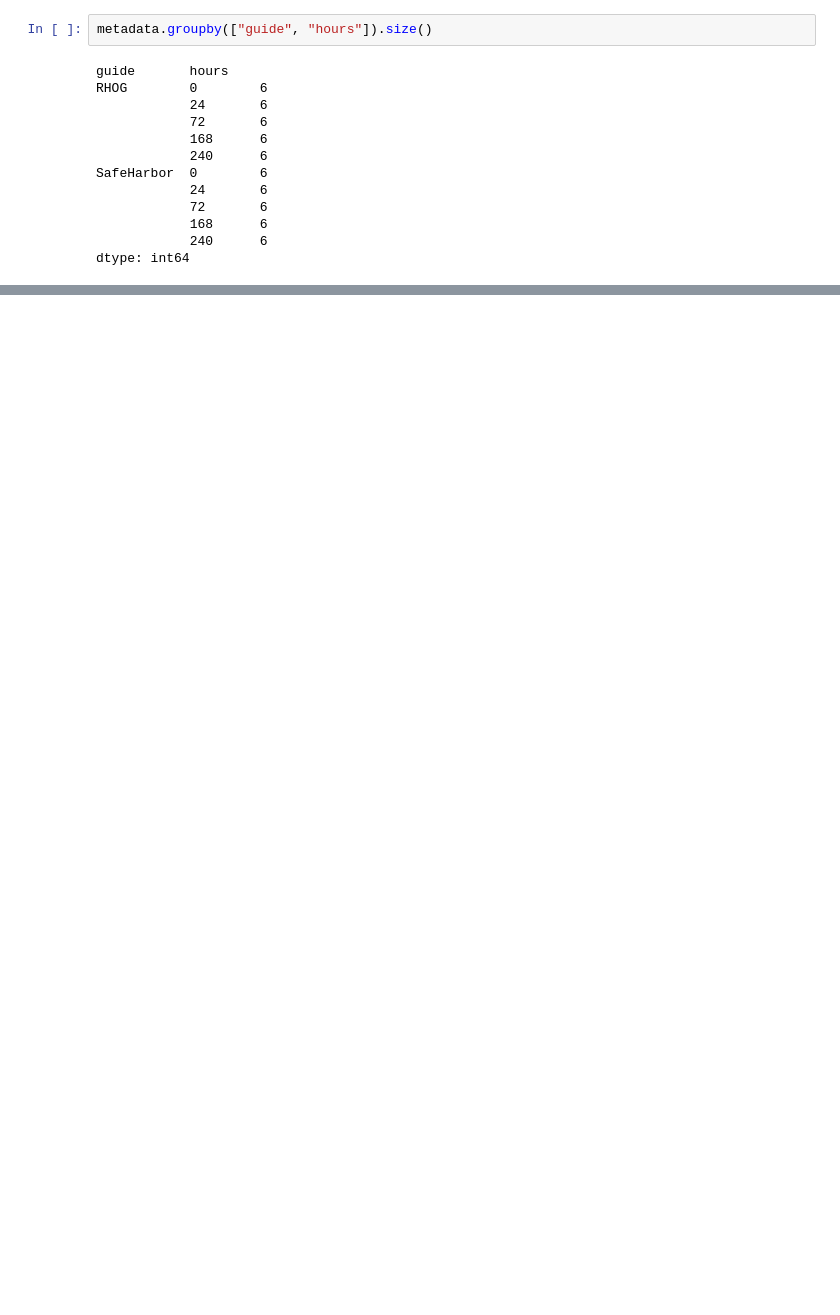
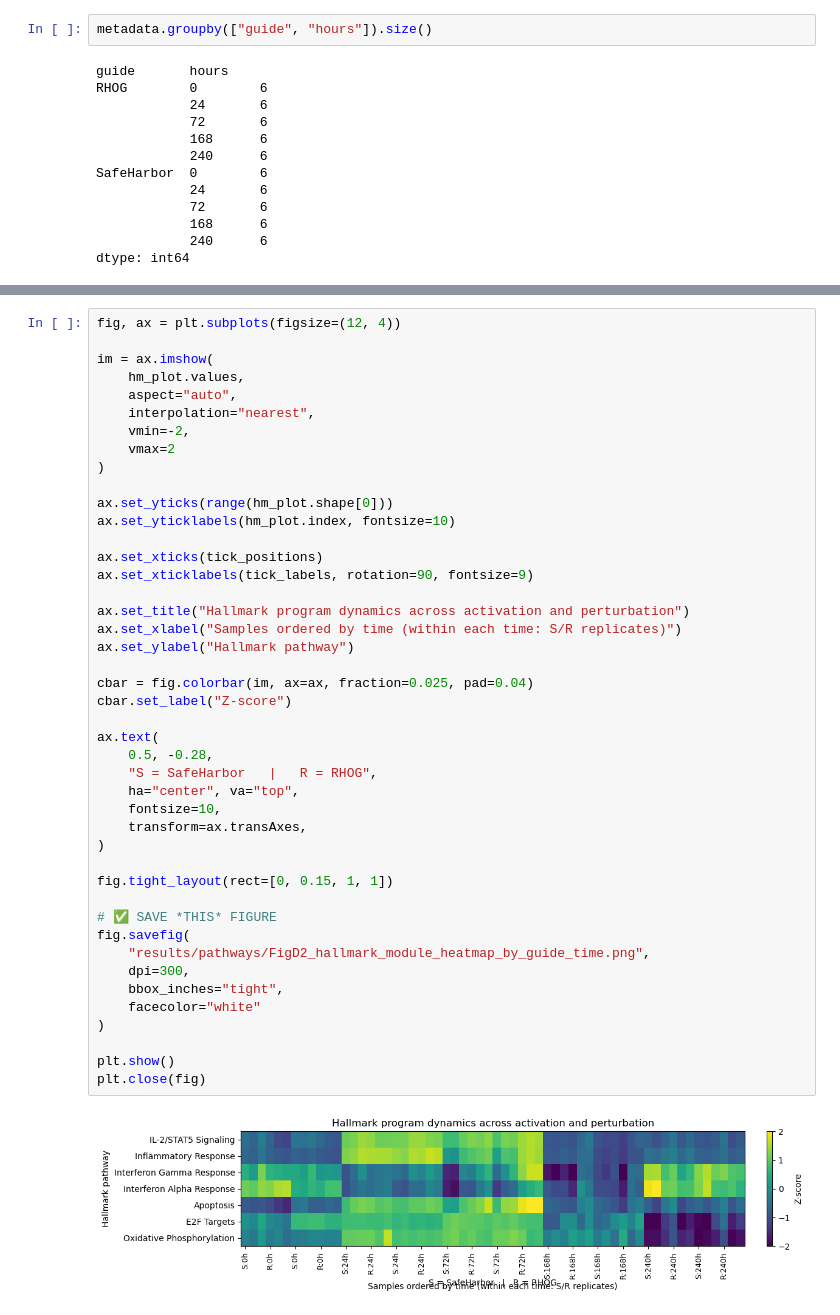
Before and after one commit to AnaBioAI/crispr_carT_AI_analysis, a Jupyter notebook: notebooks/A05_hallmark_pathways/A05_hallmark_heatmap.ipynb, the cells around one changed output, grey strips where cells are left out. Cells and saved outputs as stored; diff of their text form; blank space fills up the shorter version.

```diff
--- a/notebooks/A05_hallmark_pathways/A05_hallmark_heatmap.ipynb
+++ b/notebooks/A05_hallmark_pathways/A05_hallmark_heatmap.ipynb
@@ -646,0 +793,46 @@ dtype: int64
+# %%
+fig, ax = plt.subplots(figsize=(12, 4))
+
+im = ax.imshow(
+    hm_plot.values,
+    aspect="auto",
+    interpolation="nearest",
+    vmin=-2,
+    vmax=2
+)
+
+ax.set_yticks(range(hm_plot.shape[0]))
+ax.set_yticklabels(hm_plot.index, fontsize=10)
+
+ax.set_xticks(tick_positions)
+ax.set_xticklabels(tick_labels, rotation=90, fontsize=9)
+
+ax.set_title("Hallmark program dynamics across activation and perturbation")
+ax.set_xlabel("Samples ordered by time (within each time: S/R replicates)")
+ax.set_ylabel("Hallmark pathway")
+
+cbar = fig.colorbar(im, ax=ax, fraction=0.025, pad=0.04)
+cbar.set_label("Z-score")
+
+ax.text(
+    0.5, -0.28,
+    "S = SafeHarbor   |   R = RHOG",
+    ha="center", va="top",
+    fontsize=10,
+    transform=ax.transAxes,
+)
+
+fig.tight_layout(rect=[0, 0.15, 1, 1])
+
+# ✅ SAVE *THIS* FIGURE
+fig.savefig(
+    "results/pathways/FigD2_hallmark_module_heatmap_by_guide_time.png",
+    dpi=300,
+    bbox_inches="tight",
+    facecolor="white"
+)
+
+plt.show()
+plt.close(fig)
+# %% [output]
+[figure, added]
```
Also changed, not shown: parts of 3 cells of this notebook, 10 other files.
